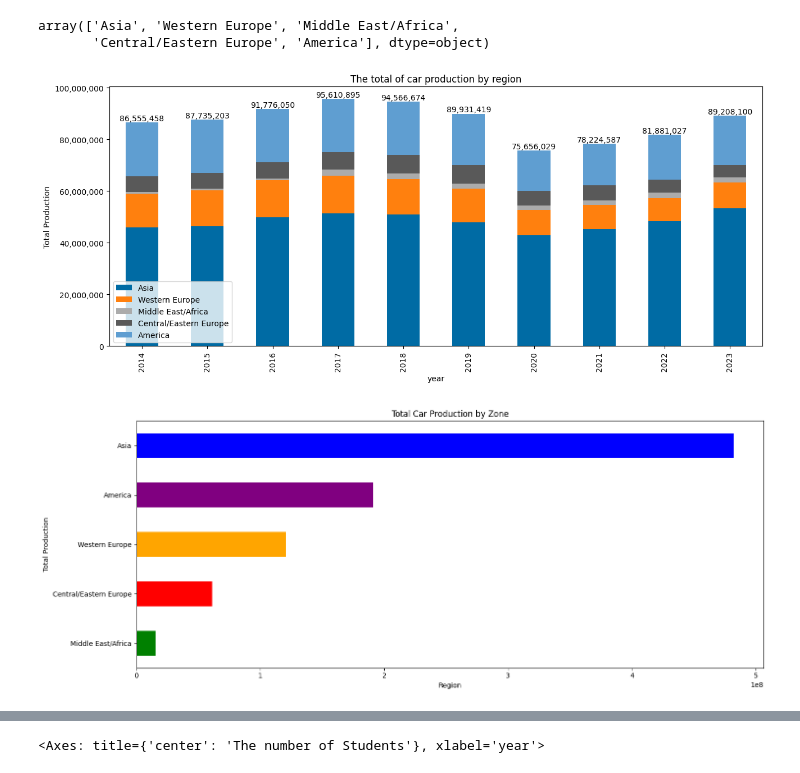
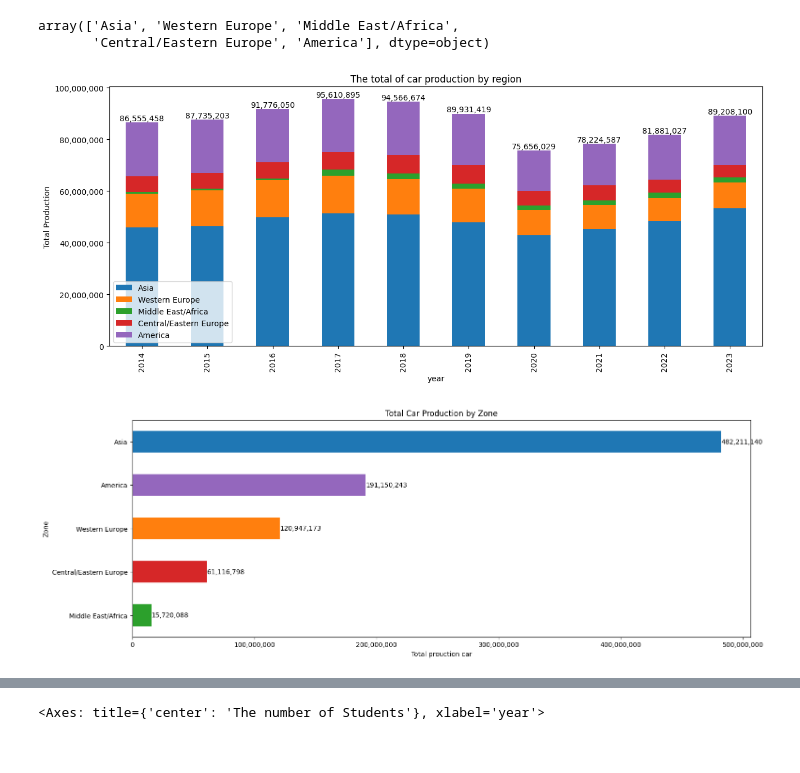
Before and after one commit to maxvcbhan/DADS5001-car-production, a Jupyter notebook: app.ipynb, the cells around one changed output, grey strips where cells are left out. Drawn from its saved outputs; the diff is of its cells as text; code cells hidden in the pictures.

Commit message:
Add new figure 3

```diff
--- a/app.ipynb
+++ b/app.ipynb
@@ -25,6 +25,7 @@ array(['Asia', 'Western Europe', 'Middle East/Africa',
 import matplotlib.pyplot as plt
 import os
 years = [i for i in range(2014,2024)]
+plt.style.use('tableau-colorblind10')
 # Create an empty dictionary to store the results
 transformed_data = {
     "year": years,
@@ -39,9 +40,10 @@ for region in regions:
         sum_by_year = df_original[ (df_original["Region"] == region)][str(year)].sum()
         transformed_data[str(region)].append(sum_by_year)
 
+colors=["tab:blue","tab:orange","tab:green", "tab:red" ,"tab:purple",]
 # transformed_data
 df_transformed = pd.DataFrame(transformed_data)
-ax = df_transformed.plot.bar(x='year', stacked=True, title='The total of car production by region',figsize=(15, 6))
+ax = df_transformed.plot.bar(x='year', stacked=True, title='The total of car production by region',figsize=(15, 6), color=colors)
 plt.ylabel("Total Production")
 for container in ax.containers[4:5]:
     ax.bar_label(container, fmt='{:,.0f}', label_type='edge')
@@ -51,24 +53,27 @@ my_path = os.path.abspath("./figure") # Figures out the absolute path for you in
 my_file = 'figure1_car_production_by_region.png'
 plt.savefig(os.path.join(my_path, my_file))
 # %% [output]
-[figure, old version]
+[figure, new version]
 # %%
 import matplotlib.pyplot as plt
 import os
 
 regions = df_original["Region"].unique()
-plt.style.use('tableau-colorblind10')
-
 
 total = df_original.groupby("Region")["Total"].sum().sort_values(ascending=True)
 
-colors=["green", "red", "orange","purple","blue"]
-total.plot(kind='barh', title='Total Car Production by Zone', figsize=(15, 6),color=colors)
+colors=["tab:green", "tab:red", "tab:orange","tab:purple","tab:blue"]
+ax = total.plot(kind='barh', title='Total Car Production by Zone', figsize=(17, 6),color=colors)
 
-plt.xlabel("Region")
-plt.ylabel("Total Production")
-plt.xticks(rotation=0)  # Keep region labels vertical
-plt.tight_layout()
-plt.show()
+plt.xlabel("Total prouction car")
+plt.ylabel("Zone")
+
+for container in ax.containers[:]:
+    ax.bar_label(container, fmt='{:,.0f}', label_type='edge')
+ax.xaxis.set_major_formatter(plt.FuncFormatter(lambda x, _: f'{x:,.0f}'))
+
+my_path = os.path.abspath("./figure")
+my_file = 'figure2_car_production_by_zone.png'
+plt.savefig(os.path.join(my_path, my_file))
 # %% [output]
-[figure, old version]
+[figure, new version]
```
Also changed, not shown: parts of 1 cell of this notebook, 3 other files.
